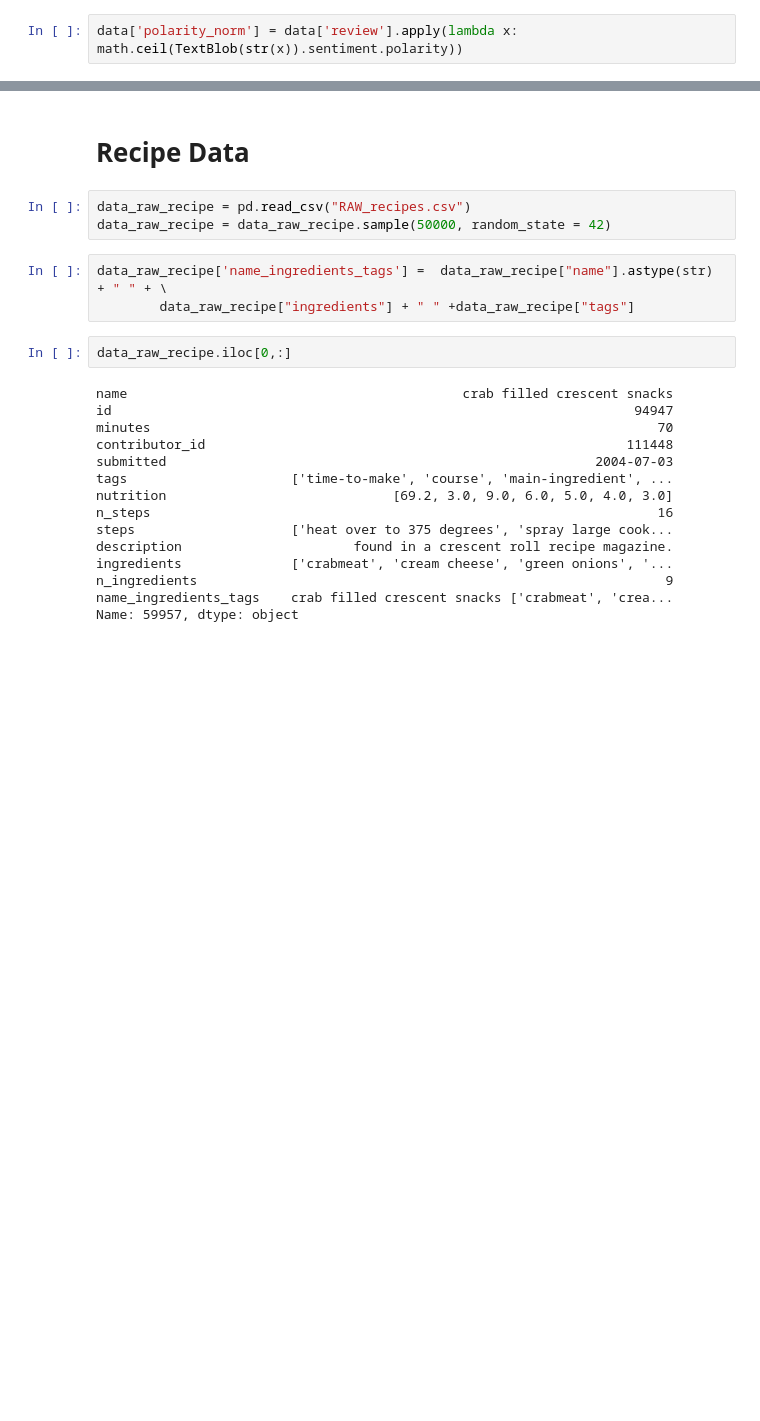
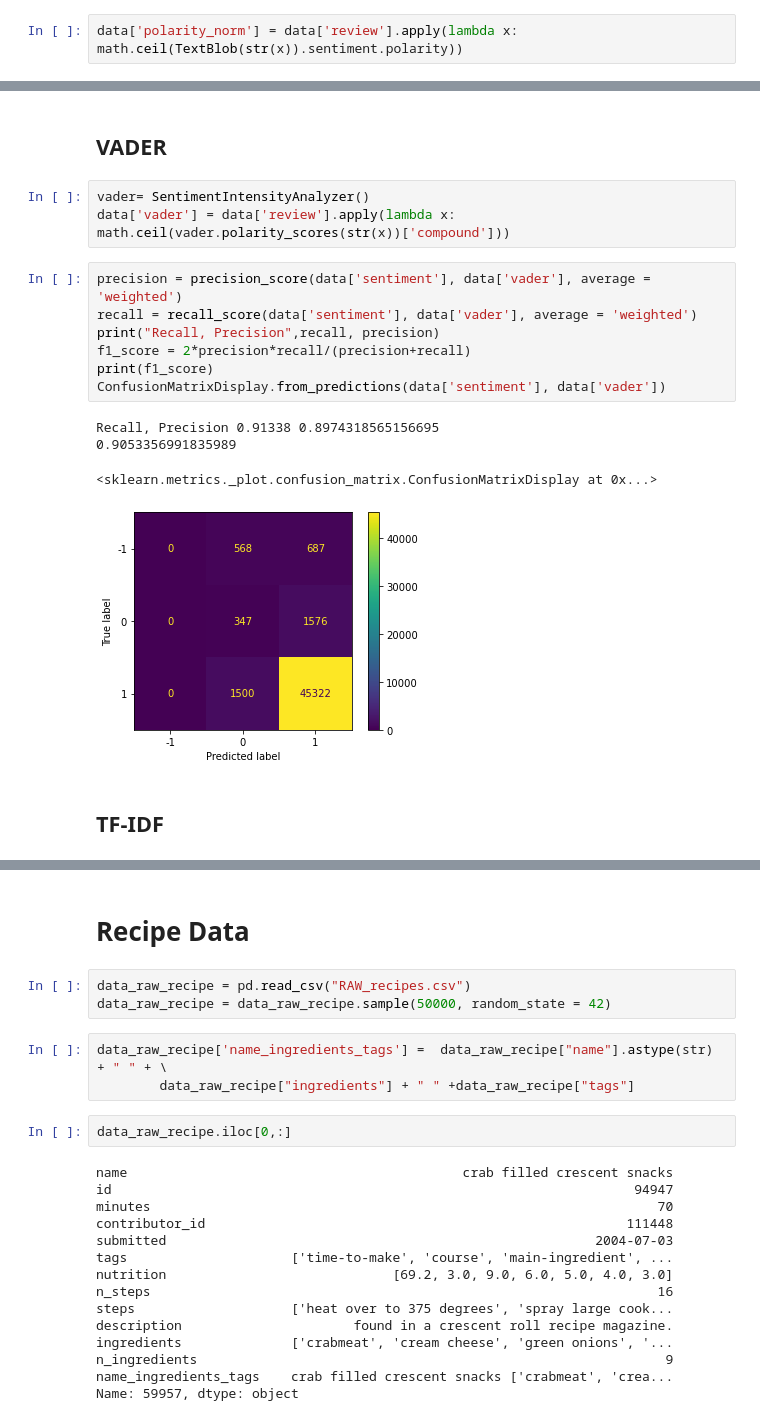
Before and after one commit to lrakla/art-recommender-system, a Jupyter notebook: food_recipe_and_review_analysis.ipynb, the cells around one changed output, grey strips where cells are left out. Drawn from its saved outputs; the diff is of its cells as text; blank space fills up the shorter version.

Commit message:
Added 4 sentiment models

```diff
--- a/food_recipe_and_review_analysis.ipynb
+++ b/food_recipe_and_review_analysis.ipynb
@@ -127,0 +144,19 @@ ConfusionMatrixDisplay.from_predictions(data['sentiment'], data['polarity_norm']
+# %% [markdown]
+## VADER
+# %%
+vader= SentimentIntensityAnalyzer()
+data['vader'] = data['review'].apply(lambda x: math.ceil(vader.polarity_scores(str(x))['compound']))
+# %%
+precision = precision_score(data['sentiment'], data['vader'], average = 'weighted')
+recall = recall_score(data['sentiment'], data['vader'], average = 'weighted')
+print("Recall, Precision",recall, precision)
+f1_score = 2*precision*recall/(precision+recall)
+print(f1_score)
+ConfusionMatrixDisplay.from_predictions(data['sentiment'], data['vader'])
+# %% [output]
+Recall, Precision 0.91338 0.8974318565156695
+0.9053356991835989
+<sklearn.metrics._plot.confusion_matrix.ConfusionMatrixDisplay at 0x...>
+[figure, added]
+# %% [markdown]
+## TF-IDF
```
Also changed, not shown: parts of 27 cells of this notebook, 2 other files.
